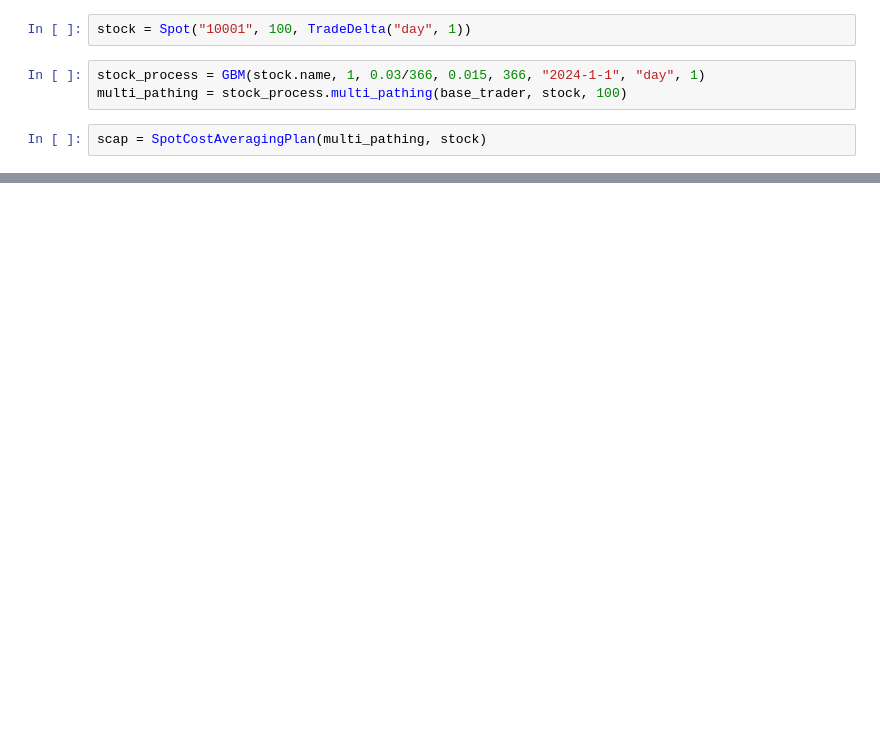
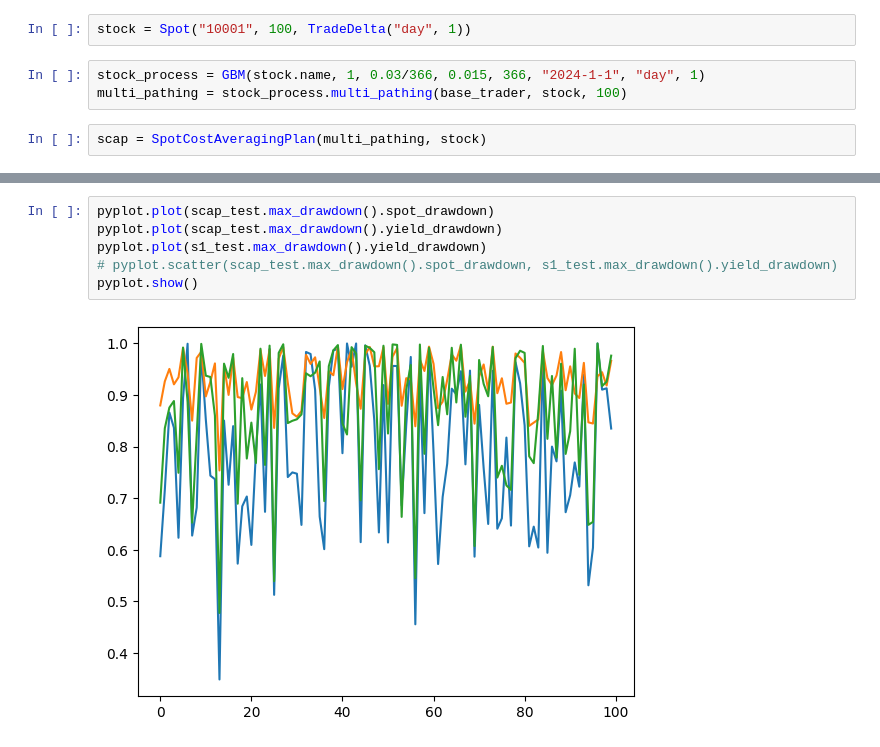
Before and after one commit to Sy-Sang/finance_utils, a Jupyter notebook: finance_utils/asset/spot/nb/nb3.ipynb, the cells around one changed output, grey strips where cells are left out. Saved outputs shown, nothing was run; the diff lists cells and outputs as text; blank space fills up the shorter version.

```diff
--- a/finance_utils/asset/spot/nb/nb3.ipynb
+++ b/finance_utils/asset/spot/nb/nb3.ipynb
@@ -42,0 +55,8 @@ pyplot.show()
+# %%
+pyplot.plot(scap_test.max_drawdown().spot_drawdown)
+pyplot.plot(scap_test.max_drawdown().yield_drawdown)
+pyplot.plot(s1_test.max_drawdown().yield_drawdown)
+# pyplot.scatter(scap_test.max_drawdown().spot_drawdown, s1_test.max_drawdown().yield_drawdown)
+pyplot.show()
+# %% [output]
+[figure, added]
```
Also changed, not shown: parts of 9 cells of this notebook, 2 other files.
